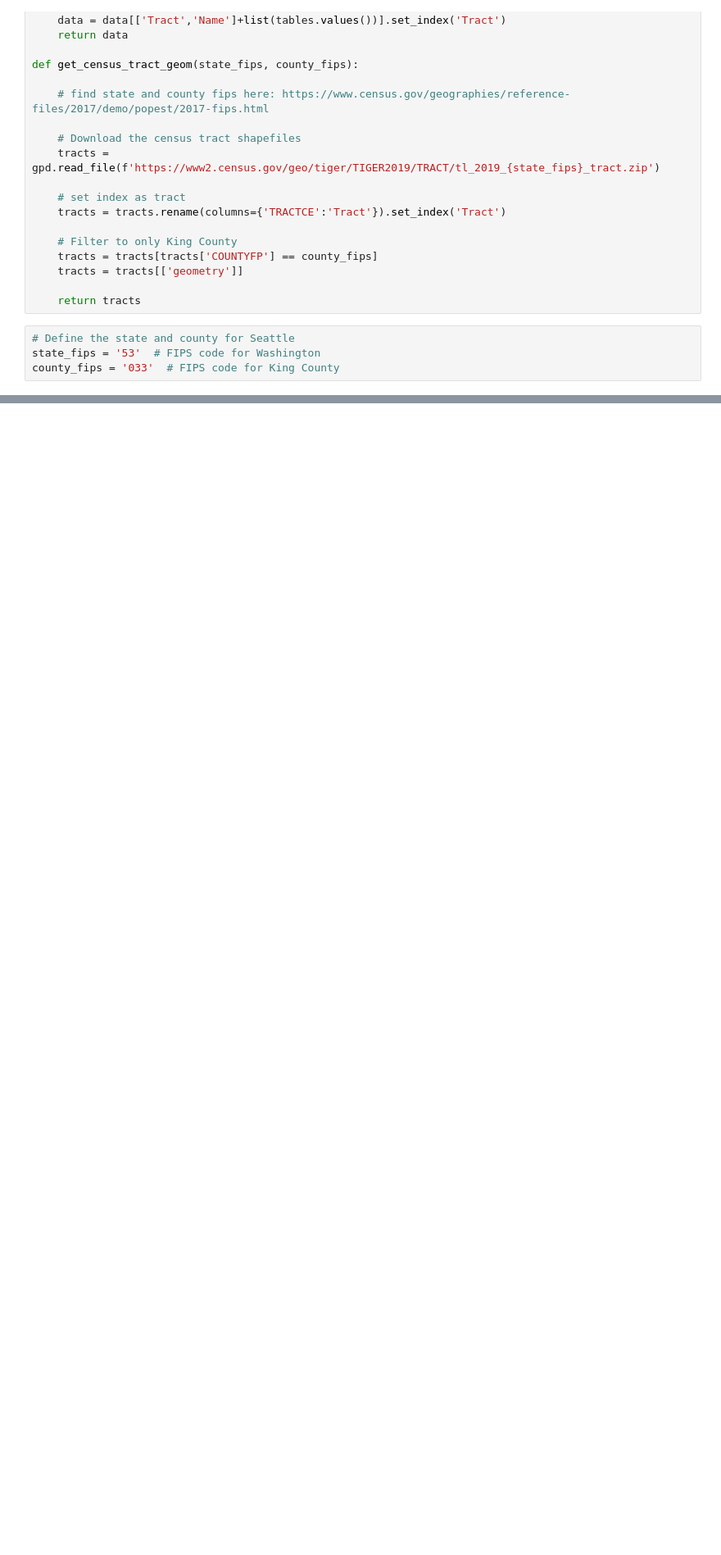
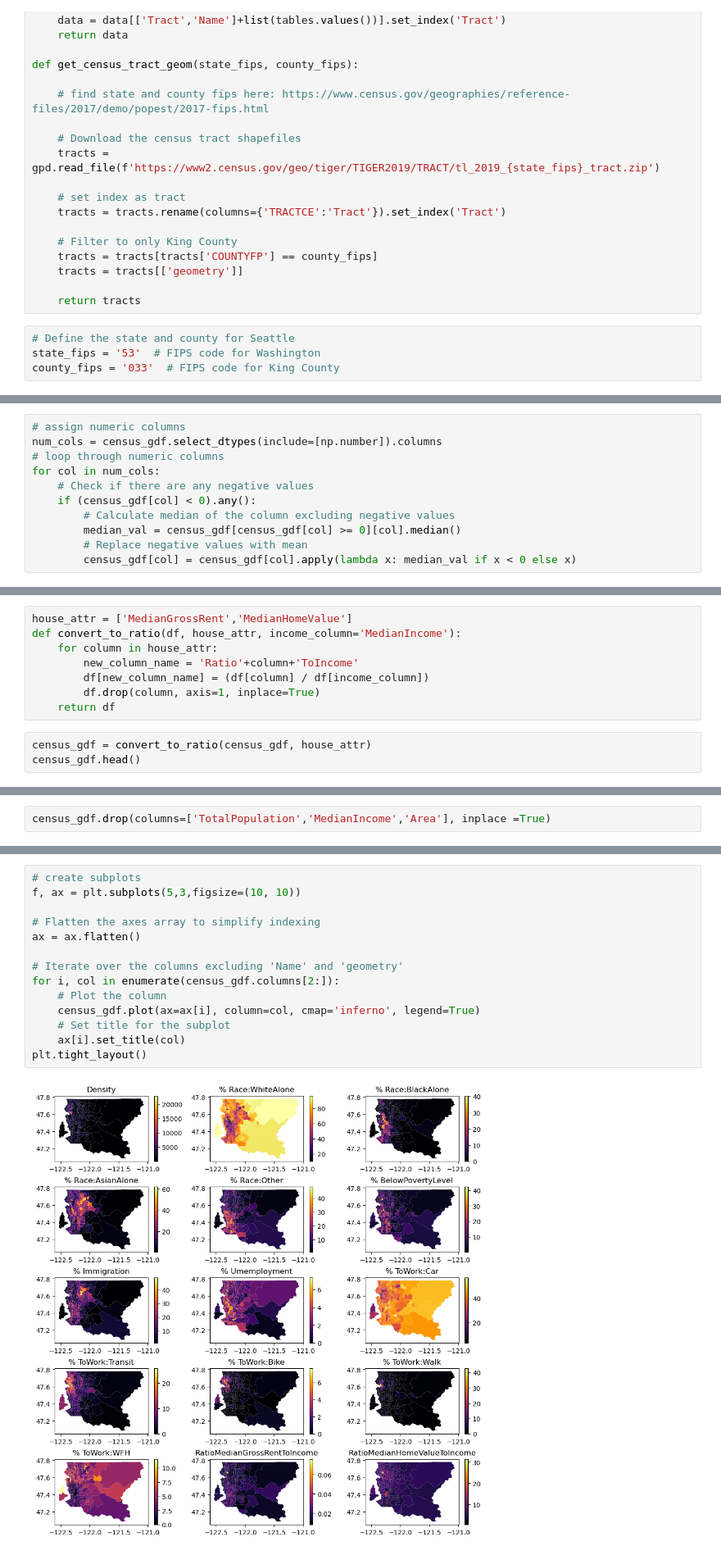
Before and after one commit to UW-GDA/land-use-travel-patterns, a Jupyter notebook: demographic.ipynb, the cells around one changed output, grey strips where cells are left out. Shown: that part at 82% size. Saved outputs shown, nothing was run; the diff lists cells and outputs as text; blank space fills up the shorter version.

```diff
--- a/demographic.ipynb
+++ b/demographic.ipynb
@@ -111,0 +296,11 @@ census_data
+# %%
+# assign numeric columns
+num_cols = census_gdf.select_dtypes(include=[np.number]).columns
+# loop through numeric columns
+for col in num_cols:
+    # Check if there are any negative values
+    if (census_gdf[col] < 0).any():
+        # Calculate median of the column excluding negative values
+        median_val = census_gdf[census_gdf[col] >= 0][col].median()
+        # Replace negative values with mean
+        census_gdf[col] = census_gdf[col].apply(lambda x: median_val if x < 0 else x)
@@ -111,0 +321,11 @@ census_data
+# %%
+house_attr = ['MedianGrossRent','MedianHomeValue']
+def convert_to_ratio(df, house_attr, income_column='MedianIncome'):
+    for column in house_attr:
+        new_column_name = 'Ratio'+column+'ToIncome'
+        df[new_column_name] = (df[column] / df[income_column])
+        df.drop(column, axis=1, inplace=True)
+    return df
+# %%
+census_gdf = convert_to_ratio(census_gdf, house_attr)
+census_gdf.head()
@@ -111,0 +340,2 @@ census_data
+# %%
+census_gdf.drop(columns=['TotalPopulation','MedianIncome','Area'], inplace =True)
@@ -111,0 +353,16 @@ census_data
+# %%
+# create subplots
+f, ax = plt.subplots(5,3,figsize=(10, 10))
+
+# Flatten the axes array to simplify indexing
+ax = ax.flatten()
+
+# Iterate over the columns excluding 'Name' and 'geometry'
+for i, col in enumerate(census_gdf.columns[2:]):
+    # Plot the column
+    census_gdf.plot(ax=ax[i], column=col, cmap='inferno', legend=True)
+    # Set title for the subplot
+    ax[i].set_title(col)
+plt.tight_layout()
+# %% [output]
+[figure, added]
```
Also changed, not shown: parts of 31 cells of this notebook.
